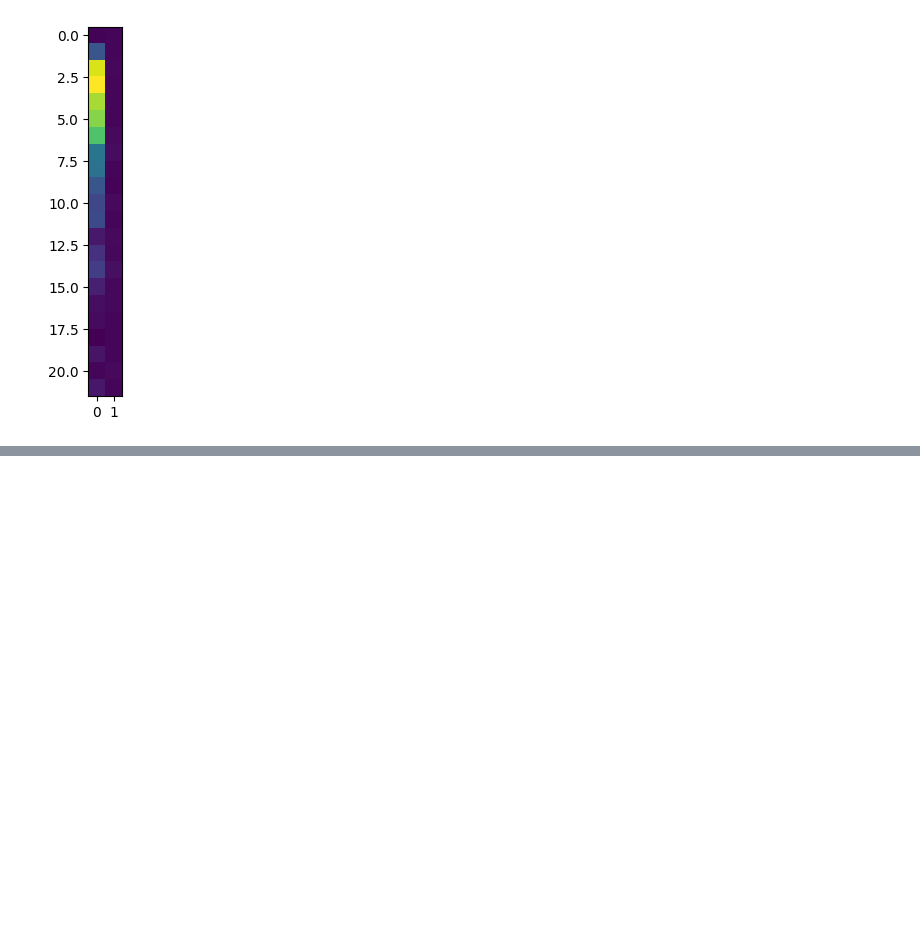
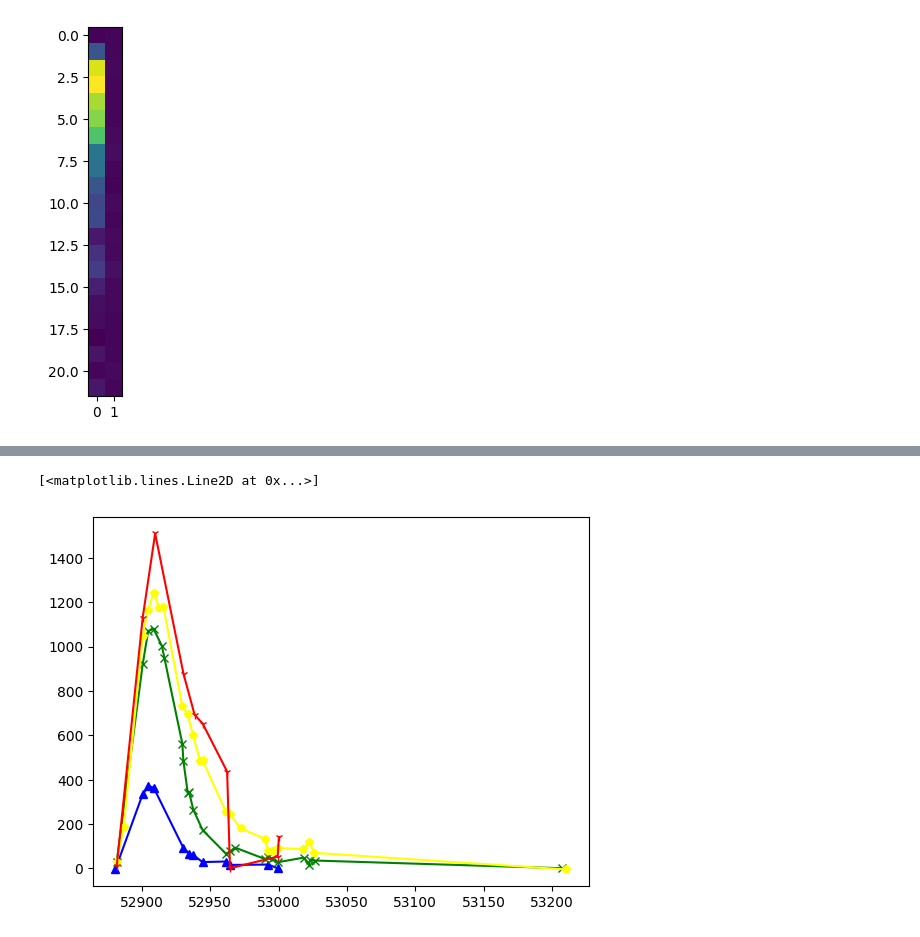
Before and after one commit to nden/astropy_bg_2023, a Jupyter notebook: INTRO/Day1_Morning.ipynb, the cells around one changed output, grey strips where cells are left out. Drawn from its saved outputs; the diff is of its cells as text; code cells hidden in the pictures; blank space fills up the shorter version.

```diff
--- a/INTRO/Day1_Morning.ipynb
+++ b/INTRO/Day1_Morning.ipynb
@@ -223,0 +230,20 @@ plt.ylim([0,800])
+# %%
+data_full = np.loadtxt(fname='data/03D1au.csv', delimiter=',',skiprows=1)
+# %%
+mjd = data_full[:,0]
+flux_g = data_full[:,1]
+flux_r = data_full[:,3]
+flux_i = data_full[:,5]
+flux_z = data_full[:,7]
+index_g = ~np.isnan(data_full[:,1])
+index_r = ~np.isnan(data_full[:,3])
+index_i = ~np.isnan(data_full[:,5])
+index_z = ~np.isnan(data_full[:,7])
+# %%
+plt.plot(mjd[index_g], flux_g[index_g], '^-', color='blue')
+plt.plot(mjd[index_r], flux_r[index_r], 'x-', color='green')
+plt.plot(mjd[index_i], flux_i[index_i], 'p-', color='yellow')
+plt.plot(mjd[index_z], flux_z[index_z], '1-', color='red')
+# %% [output]
+[<matplotlib.lines.Line2D at 0x...>]
+[figure, added]
```
Also changed, not shown: parts of 9 cells of this notebook.
